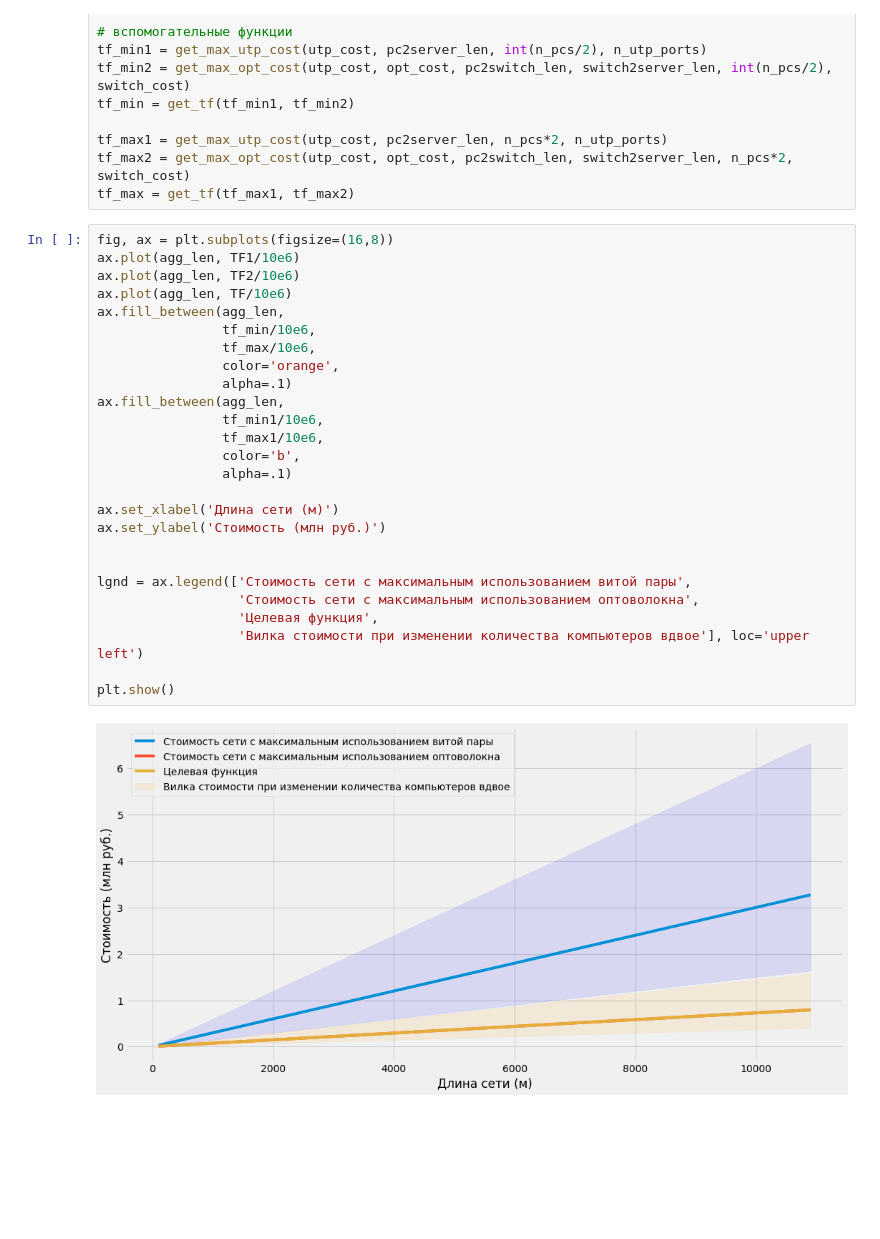
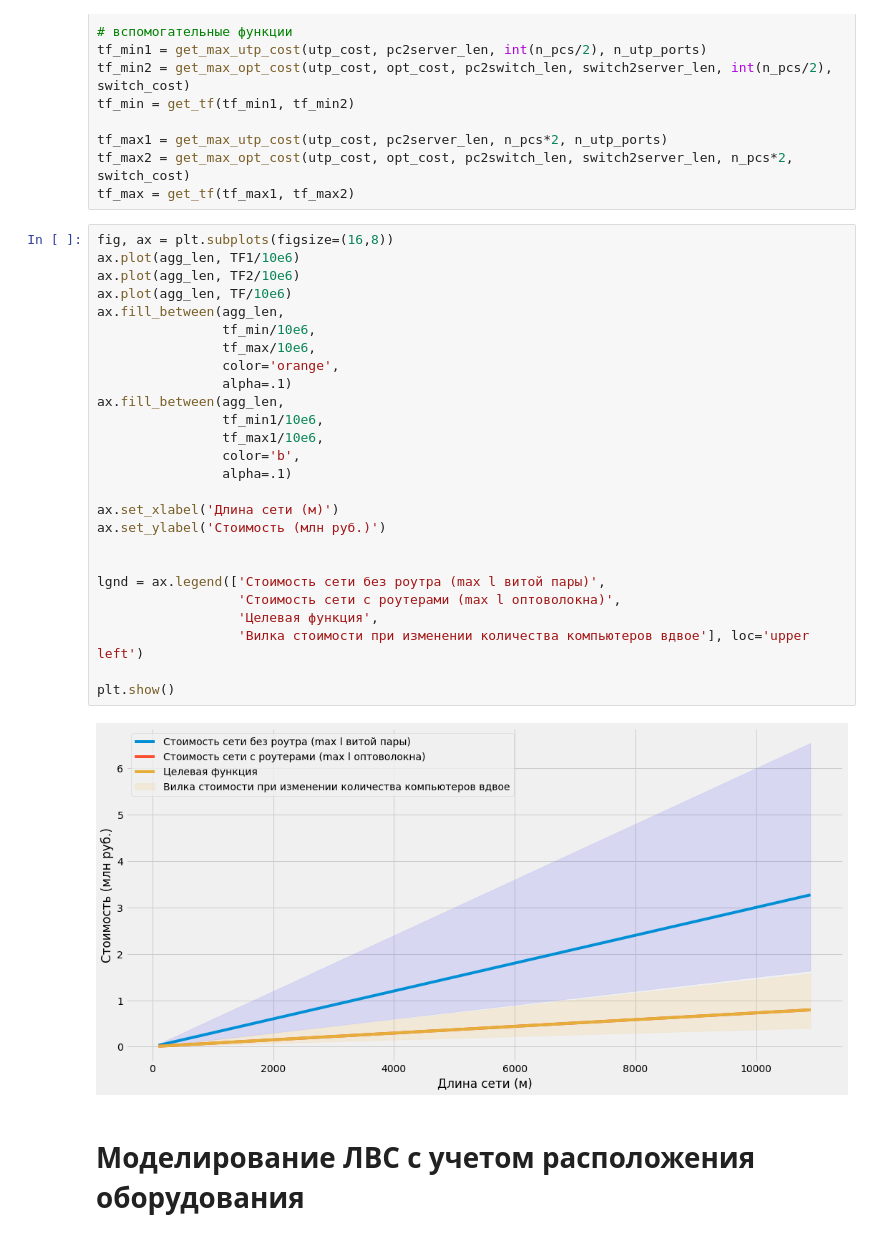
Before and after one commit to Nickel-nc/GU_Optimization_Methods, a Jupyter notebook: 1. Opt_zero_order_task.ipynb, the cells around one changed output. Saved outputs shown, nothing was run; the diff lists cells and outputs as text; blank space fills up the shorter version.

```diff
--- a/1. Opt_zero_order_task.ipynb
+++ b/1. Opt_zero_order_task.ipynb
@@ -113,28 +116,30 @@ tf_max = get_tf(tf_max1, tf_max2)
 # %%
 fig, ax = plt.subplots(figsize=(16,8))
 ax.plot(agg_len, TF1/10e6)
 ax.plot(agg_len, TF2/10e6)
 ax.plot(agg_len, TF/10e6)
 ax.fill_between(agg_len,
                 tf_min/10e6,
                 tf_max/10e6,
                 color='orange',
                 alpha=.1)
 ax.fill_between(agg_len,
                 tf_min1/10e6,
                 tf_max1/10e6,
                 color='b',
                 alpha=.1)
 
 ax.set_xlabel('Длина сети (м)')
 ax.set_ylabel('Стоимость (млн руб.)')
 
 
-lgnd = ax.legend(['Стоимость сети с максимальным использованием витой пары',
-                  'Стоимость сети с максимальным использованием оптоволокна',
+lgnd = ax.legend(['Стоимость сети без роутра (max l витой пары)',
+                  'Стоимость сети с роутерами (max l оптоволокна)',
                   'Целевая функция',
                   'Вилка стоимости при изменении количества компьютеров вдвое'], loc='upper left')
 
 plt.show()
 # %% [output]
-[figure, old version]
+[figure, new version]
+# %% [markdown]
+# Моделирование ЛВС с учетом расположения оборудования
```
Also changed, not shown: parts of 17 cells of this notebook.
